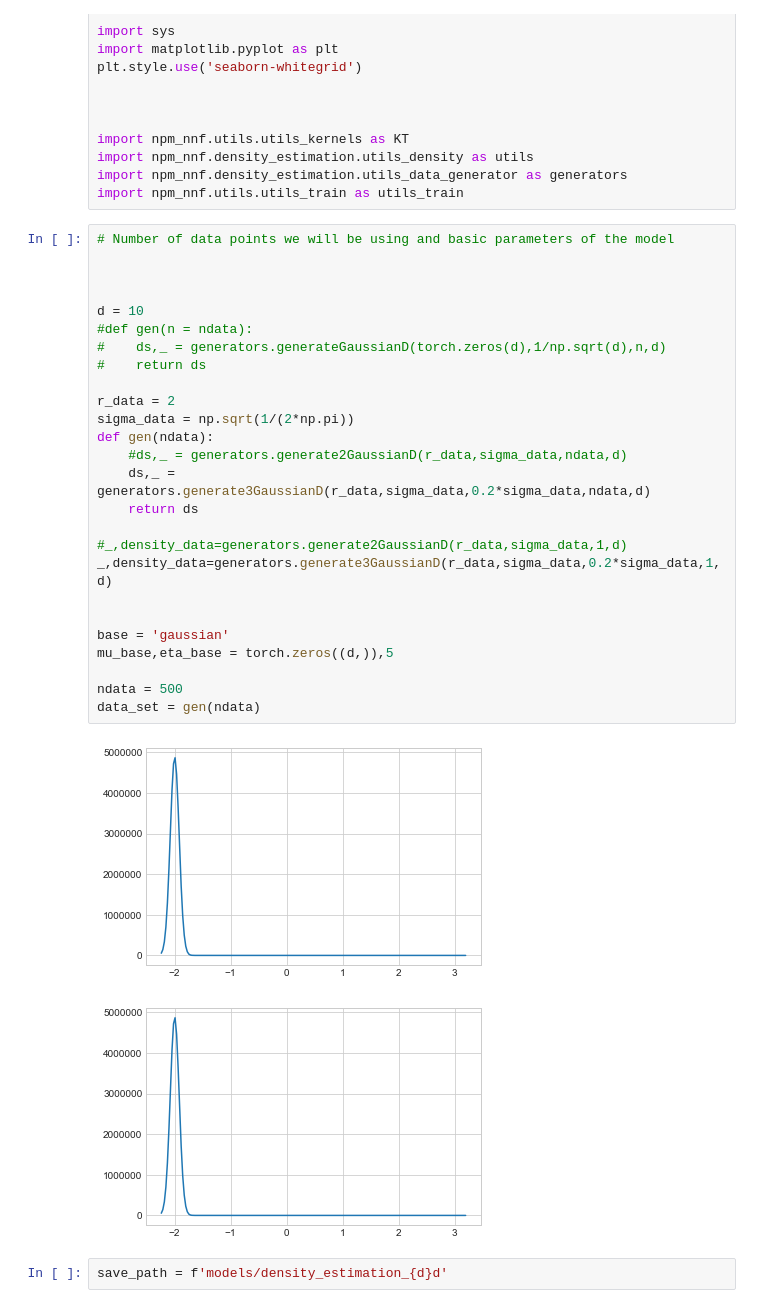
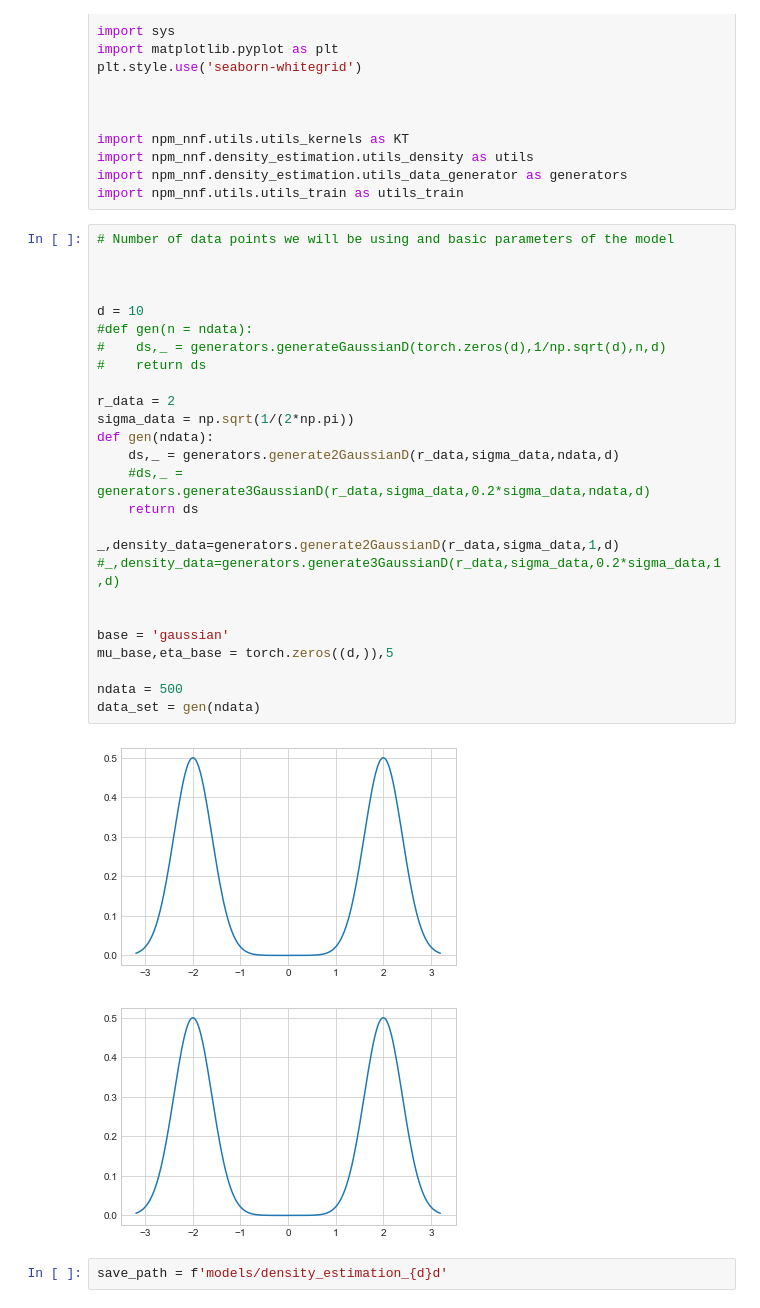
Before and after one commit to umarteau/non_negative_model, a Jupyter notebook: npm_nnf/density_estimation/Density_experimentsHD2.ipynb, the cells around one changed output. Drawn from its saved outputs; the diff is of its cells as text.

```diff
--- a/npm_nnf/density_estimation/Density_experimentsHD2.ipynb
+++ b/npm_nnf/density_estimation/Density_experimentsHD2.ipynb
@@ -43,32 +43,32 @@ import npm_nnf.utils.utils_train as utils_train
 # %%
 # Number of data points we will be using and basic parameters of the model
 
 
 
 d = 10
 #def gen(n = ndata):
 #    ds,_ = generators.generateGaussianD(torch.zeros(d),1/np.sqrt(d),n,d)
 #    return ds
 
 r_data = 2
 sigma_data = np.sqrt(1/(2*np.pi))
 def gen(ndata):
-    #ds,_ = generators.generate2GaussianD(r_data,sigma_data,ndata,d)
-    ds,_ = generators.generate3GaussianD(r_data,sigma_data,0.2*sigma_data,ndata,d)
+    ds,_ = generators.generate2GaussianD(r_data,sigma_data,ndata,d)
+    #ds,_ = generators.generate3GaussianD(r_data,sigma_data,0.2*sigma_data,ndata,d)
     return ds
 
-#_,density_data=generators.generate2GaussianD(r_data,sigma_data,1,d)
-_,density_data=generators.generate3GaussianD(r_data,sigma_data,0.2*sigma_data,1,d)
+_,density_data=generators.generate2GaussianD(r_data,sigma_data,1,d)
+#_,density_data=generators.generate3GaussianD(r_data,sigma_data,0.2*sigma_data,1,d)
 
 
 base = 'gaussian'
 mu_base,eta_base = torch.zeros((d,)),5
 
 ndata = 500
 data_set = gen(ndata)
 # %% [output]
-[figure, old version]
+[figure, new version]
-[figure, old version]
+[figure, new version]
 # %%
 save_path = f'models/density_estimation_{d}d'
 # %%
```
Also changed, not shown: parts of 11 cells of this notebook, 5 other files.
